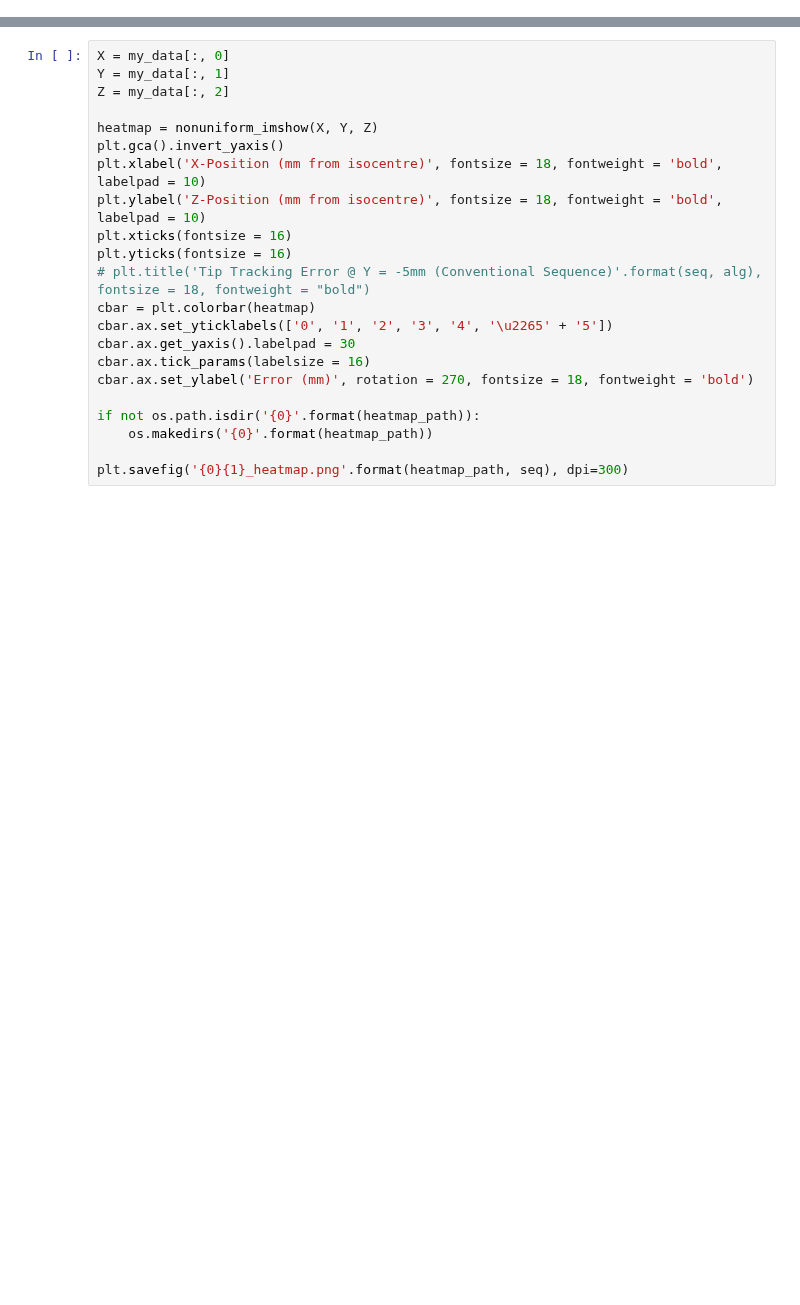
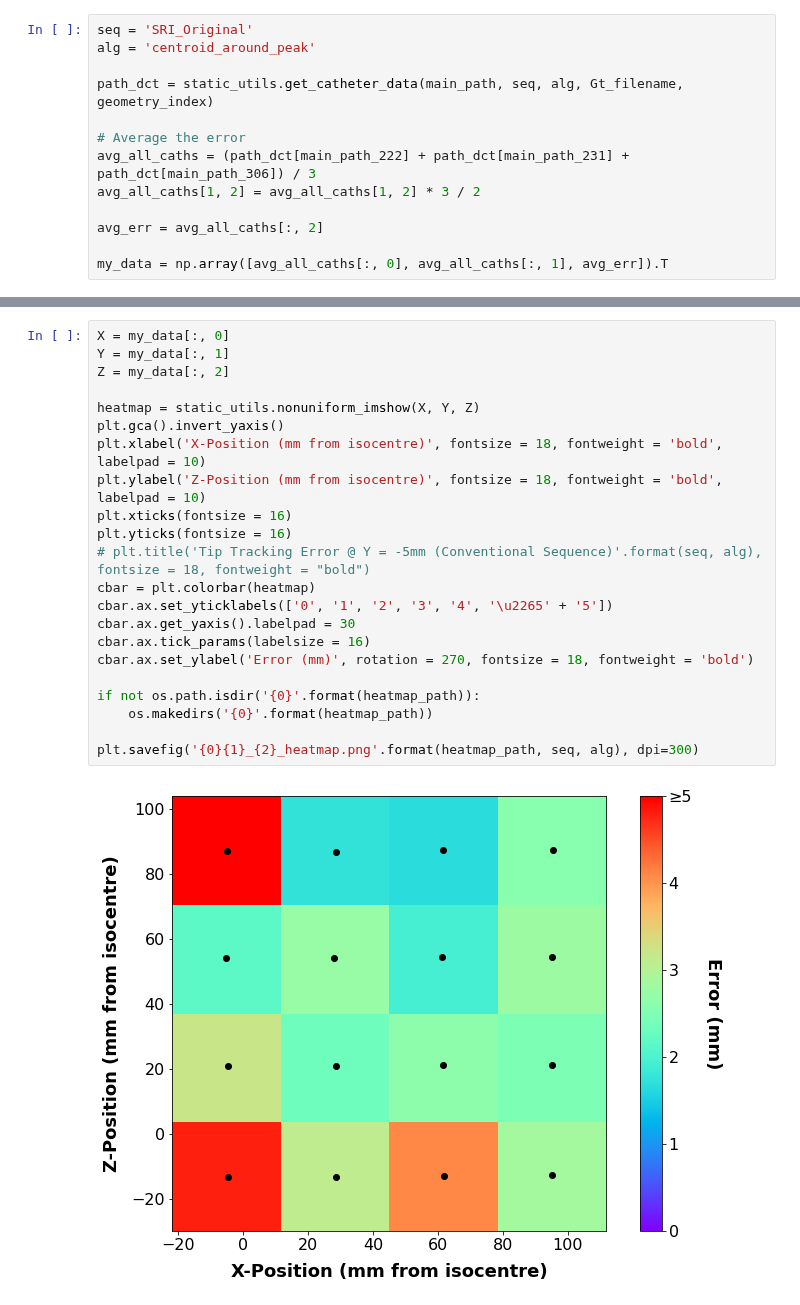
Before and after one commit to WrightGroupSRI/mr-tracking-analysis, a Jupyter notebook: Static Tracking/static_tracking_heatmaps_Y2.ipynb, the cells around one changed output, grey strips where cells are left out. Saved outputs shown, nothing was run; the diff lists cells and outputs as text; blank space fills up the shorter version.

Commit message:
Refactoring static Y2 notebook
This uses the static_utils module now and
generates the CAP heatmap plots.

```diff
--- a/Static Tracking/static_tracking_heatmaps_Y2.ipynb
+++ b/Static Tracking/static_tracking_heatmaps_Y2.ipynb
@@ -134,0 +38,13 @@ Generate CP3 Heatmap
+# %%
+seq = 'SRI_Original'
+alg = 'centroid_around_peak'
+
+path_dct = static_utils.get_catheter_data(main_path, seq, alg, Gt_filename, geometry_index)
+
+# Average the error
+avg_all_caths = (path_dct[main_path_222] + path_dct[main_path_231] + path_dct[main_path_306]) / 3
+avg_all_caths[1, 2] = avg_all_caths[1, 2] * 3 / 2
+
+avg_err = avg_all_caths[:, 2]
+
+my_data = np.array([avg_all_caths[:, 0], avg_all_caths[:, 1], avg_err]).T
@@ -135,22 +54,24 @@ Generate CP3 Heatmap
 # %%
 X = my_data[:, 0]
 Y = my_data[:, 1]
 Z = my_data[:, 2]
 
-heatmap = nonuniform_imshow(X, Y, Z)
+heatmap = static_utils.nonuniform_imshow(X, Y, Z)
 plt.gca().invert_yaxis()
 plt.xlabel('X-Position (mm from isocentre)', fontsize = 18, fontweight = 'bold', labelpad = 10)
 plt.ylabel('Z-Position (mm from isocentre)', fontsize = 18, fontweight = 'bold', labelpad = 10)
 plt.xticks(fontsize = 16)
 plt.yticks(fontsize = 16)
 # plt.title('Tip Tracking Error @ Y = -5mm (Conventional Sequence)'.format(seq, alg), fontsize = 18, fontweight = "bold")
 cbar = plt.colorbar(heatmap)
 cbar.ax.set_yticklabels(['0', '1', '2', '3', '4', '\u2265' + '5'])
 cbar.ax.get_yaxis().labelpad = 30
 cbar.ax.tick_params(labelsize = 16)
 cbar.ax.set_ylabel('Error (mm)', rotation = 270, fontsize = 18, fontweight = 'bold')
 
 if not os.path.isdir('{0}'.format(heatmap_path)):
     os.makedirs('{0}'.format(heatmap_path))
 
-plt.savefig('{0}{1}_heatmap.png'.format(heatmap_path, seq), dpi=300)
+plt.savefig('{0}{1}_{2}_heatmap.png'.format(heatmap_path, seq, alg), dpi=300)
+# %% [output]
+[figure, added]
```
Also changed, not shown: parts of 23 cells of this notebook.
